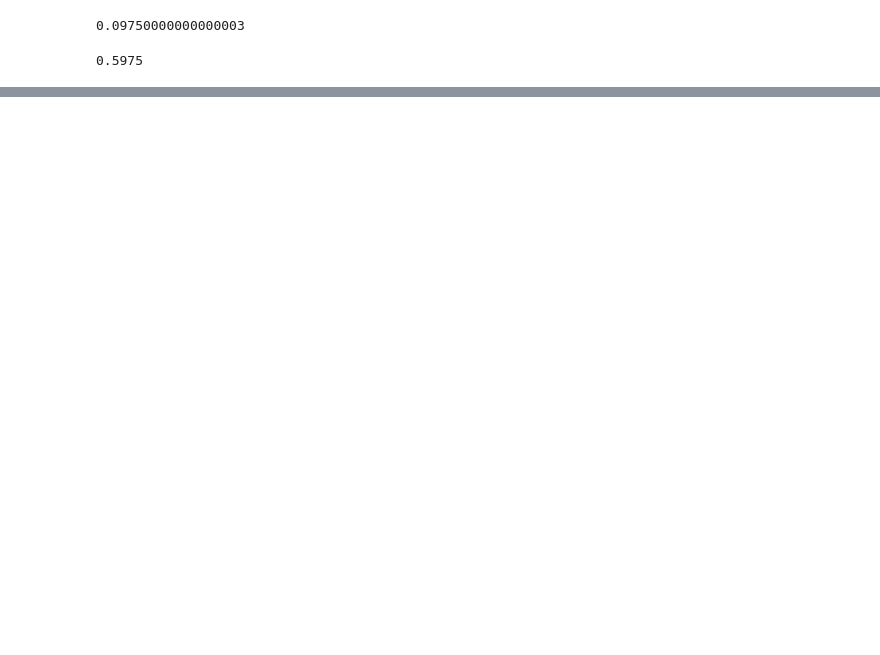
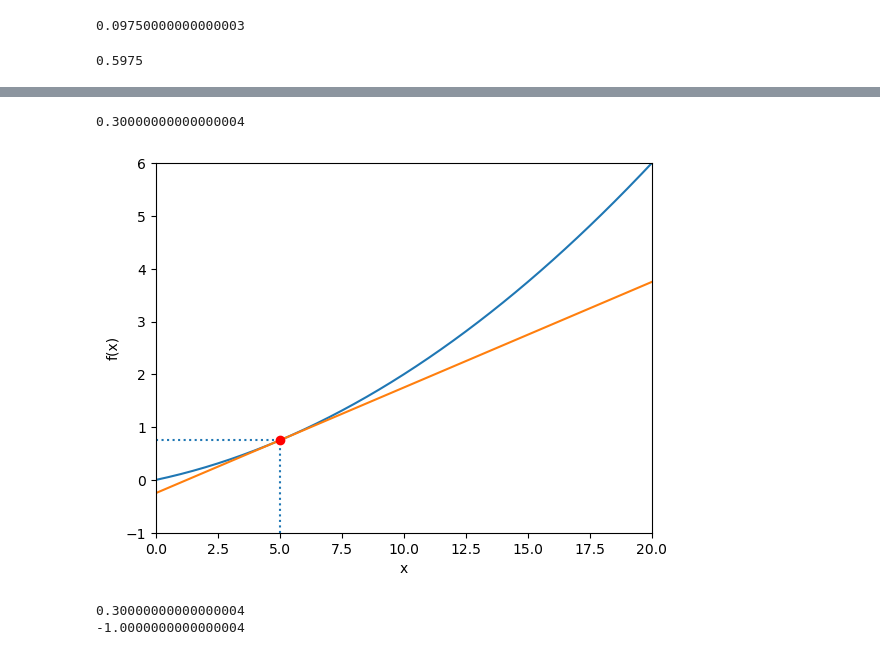
Before and after one commit to jin5211/DL-my_codes-, a Jupyter notebook: ch04.ipynb, the cells around one changed output, grey strips where cells are left out. Drawn from its saved outputs; the diff is of its cells as text; code cells hidden in the pictures; blank space fills up the shorter version.

```diff
--- a/ch04.ipynb
+++ b/ch04.ipynb
@@ -45,0 +180,45 @@ array([5, 0, 4, 1, 9], dtype=uint8)
+# %%
+# 解析微分@x=10
+0.02*10 + 0.1
+# %% [output]
+0.30000000000000004
+# %%
+# y = ax + b
+x1 = 5
+y1 = function_1(x1)
+# y = ax + b
+a1 = 0.02*5 + 0.1
+b1 = y1 - (a1*x1)
+
+def tangent_1(x):
+	y = 0.2*x - 0.25
+	return y
+# %%
+x = np.arange(0.0, 20.1, 0.1)
+y = function_1(x)
+y1 = tangent_1(x)
+plt.xlabel('x')
+plt.ylabel('f(x)')
+plt.plot(x, y)
+plt.plot(x, y1)
+plt.vlines(x=5, ymin=-1, ymax=function_1(5), linestyles='dotted')
+plt.hlines(y=function_1(5), xmin=0, xmax=5, linestyles='dotted')
+plt.plot(5, function_1(5), 'ro')
+plt.xlim(0, 20)
+plt.ylim(-1, 6)
+plt.show()
+# %% [output]
+[figure, added]
+# %%
+# y = ax + b
+x2 = 10
+y2 = function_1(x2)
+# y = ax + b
+a2 = 0.02*x2 + 0.1
+b2 = y2 - (a2*x2)
+
+print(a2)
+print(b2)
+# %% [output]
+0.30000000000000004
+-1.0000000000000004
```
Also changed, not shown: parts of 47 cells of this notebook, 1 other file.
